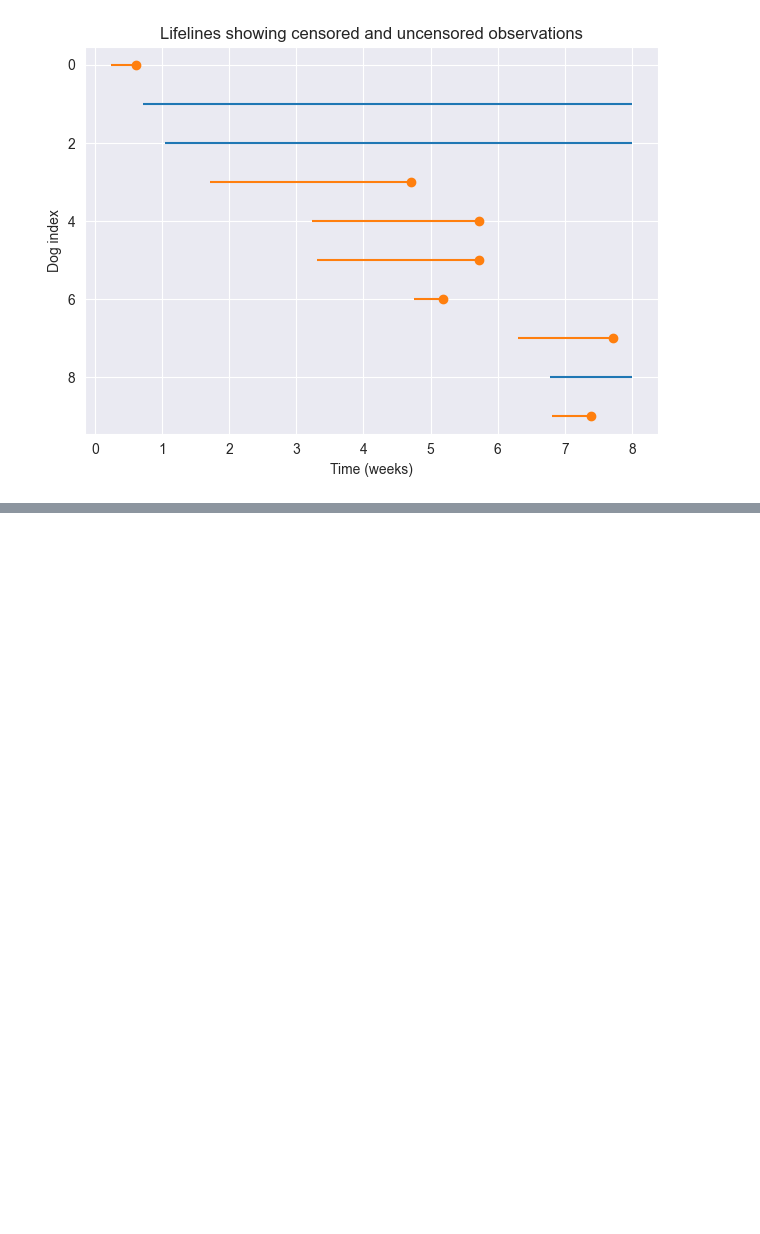
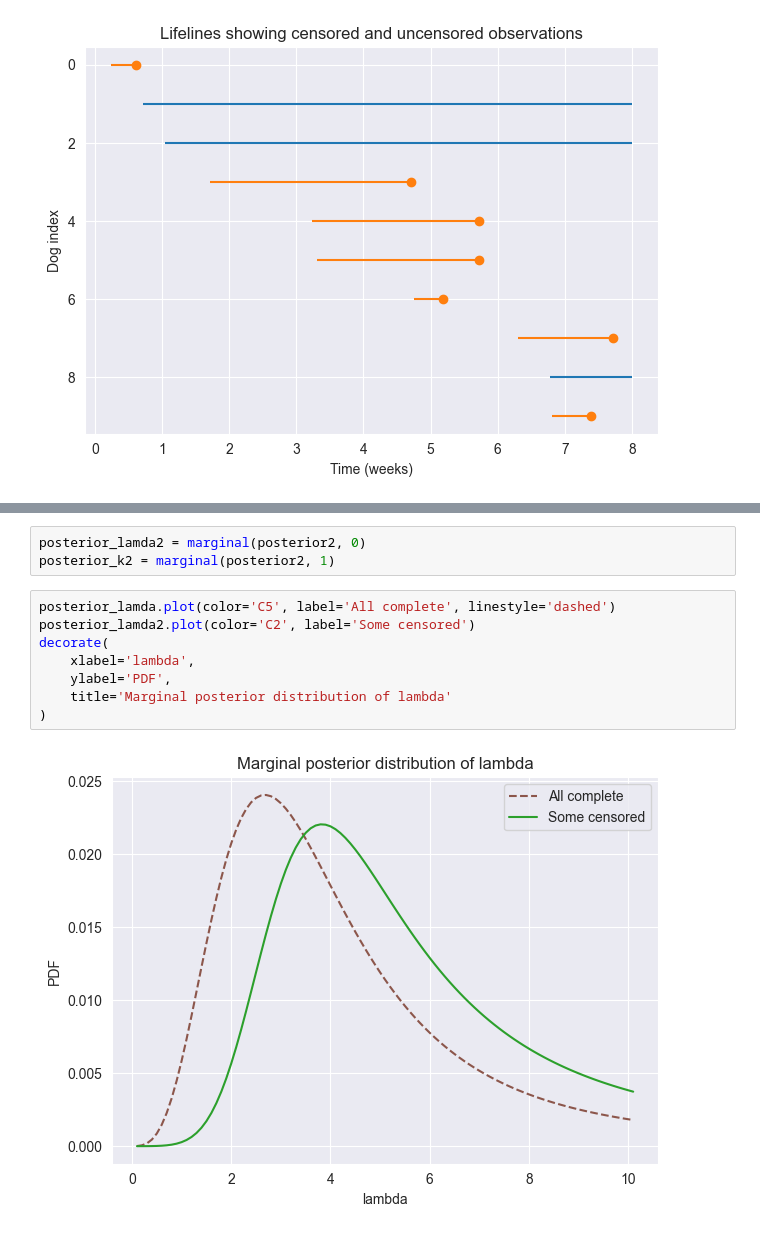
Before and after one commit to Xupeiyi/think-bayes, a Jupyter notebook: chapter14.ipynb, the cells around one changed output, grey strips where cells are left out. Drawn from its saved outputs; the diff is of its cells as text; blank space fills up the shorter version.

```diff
--- a/chapter14.ipynb
+++ b/chapter14.ipynb
@@ -183,0 +216,13 @@ plot_lifelines(obs)
+# %%
+posterior_lamda2 = marginal(posterior2, 0)
+posterior_k2 = marginal(posterior2, 1)
+# %%
+posterior_lamda.plot(color='C5', label='All complete', linestyle='dashed')
+posterior_lamda2.plot(color='C2', label='Some censored')
+decorate(
+    xlabel='lambda',
+    ylabel='PDF',
+    title='Marginal posterior distribution of lambda'
+)
+# %% [output]
+[figure, added]
```
Also changed, not shown: parts of 5 cells of this notebook.
